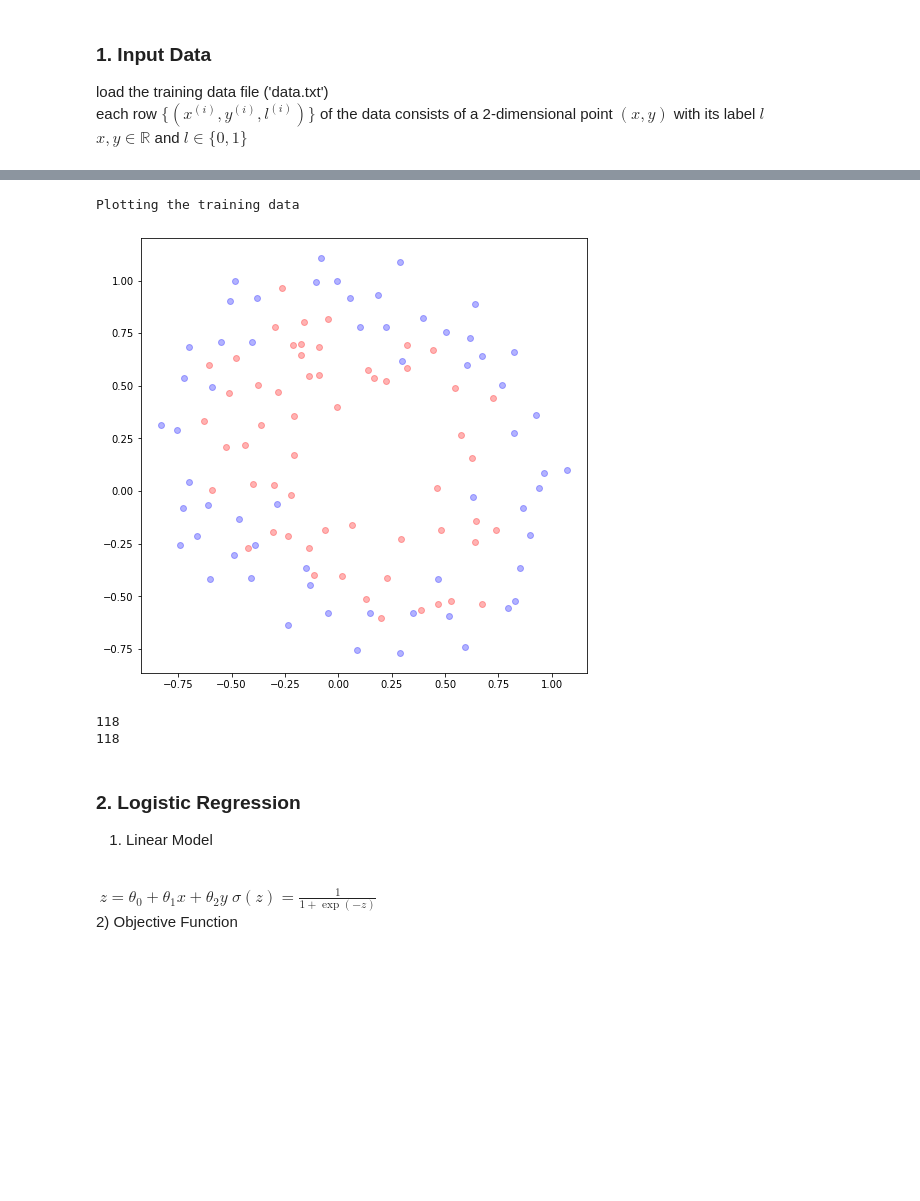
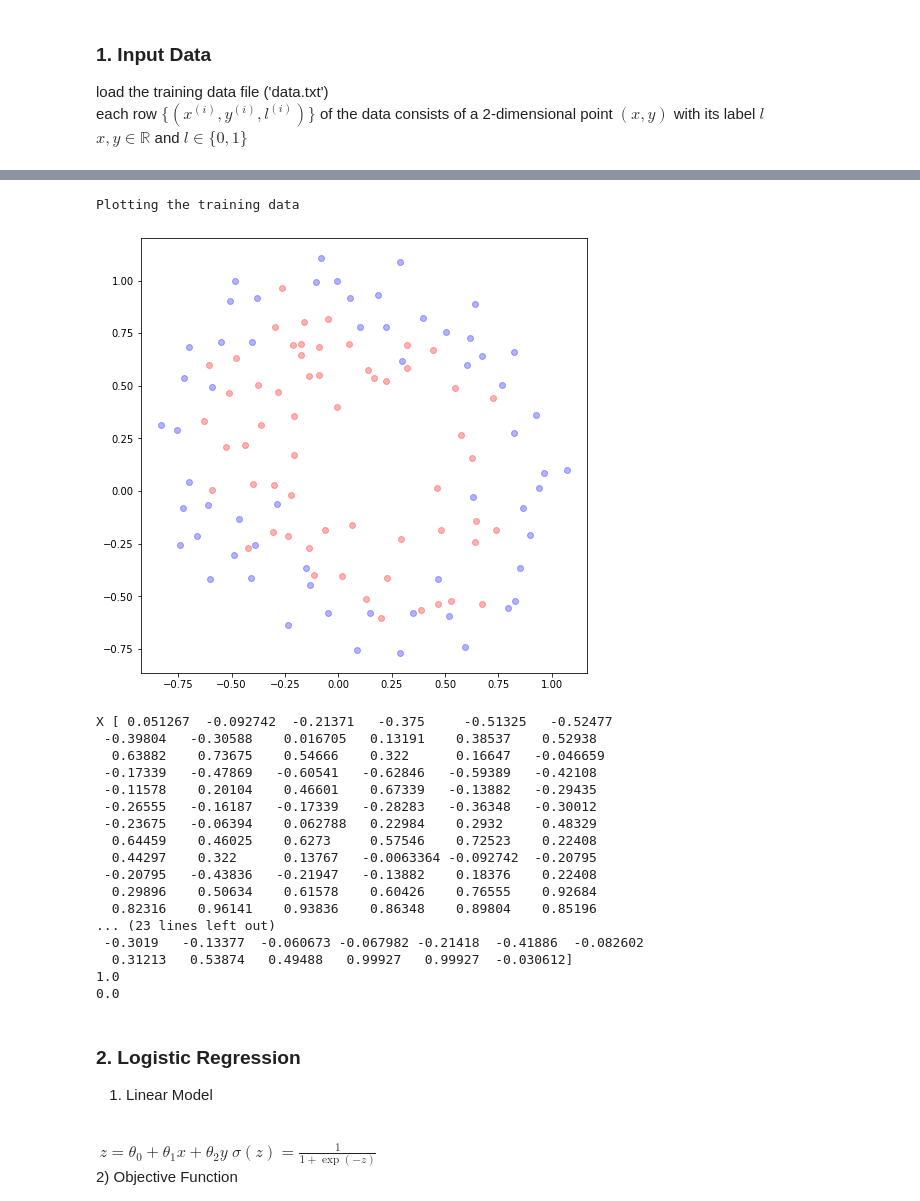
Before and after one commit to BupyeongHealer/class-MachineLearning, a Jupyter notebook: assignment06.ipynb, the cells around one changed output, grey strips where cells are left out. Cells and saved outputs as stored; diff of their text form; code cells hidden in the pictures; blank space fills up the shorter version.

```diff
--- a/assignment06.ipynb
+++ b/assignment06.ipynb
@@ -24,29 +24,46 @@ Saving data-nonlinear.txt to data-nonlinear.txt
 # %%
-data = np.genfromtxt("data-nonlinear.txt", delimiter=',')
+data = np.genfromtxt("test.txt", delimiter=',')
 x = data[:, 0]
 y = data[:, 1]
 label = data[:, 2]
 x_label0 = x[label == 0]
 x_label1 = x[label == 1]
 y_label0 = y[label == 0]
 y_label1 = y[label == 1]
 
 print("Plotting the training data")
 plt.figure(figsize=(8, 8))
 plt.scatter(x_label0, y_label0, alpha=0.3, c='b')
 plt.scatter(x_label1, y_label1, alpha=0.3, c='r')
 plt.show()
 
-print(len(x)) #100
-print(len(y))
+print("X",x) #100
+print("Y",y)
+print(label[57])
+print(label[58])
 #print(type(x))
 #print(y_label0)
 #print(type(x_label0))
 # %% [output]
 Plotting the training data
-[figure, old version]
+[figure, new version]
-118
-118
+X [ 0.051267  -0.092742  -0.21371   -0.375     -0.51325   -0.52477
+ -0.39804   -0.30588    0.016705   0.13191    0.38537    0.52938
+  0.63882    0.73675    0.54666    0.322      0.16647   -0.046659
+ -0.17339   -0.47869   -0.60541   -0.62846   -0.59389   -0.42108
+ -0.11578    0.20104    0.46601    0.67339   -0.13882   -0.29435
+ -0.26555   -0.16187   -0.17339   -0.28283   -0.36348   -0.30012
+ -0.23675   -0.06394    0.062788   0.22984    0.2932     0.48329
+  0.64459    0.46025    0.6273     0.57546    0.72523    0.22408
+  0.44297    0.322      0.13767   -0.0063364 -0.092742  -0.20795
+ -0.20795   -0.43836   -0.21947   -0.13882    0.18376    0.22408
+  0.29896    0.50634    0.61578    0.60426    0.76555    0.92684
+  0.82316    0.96141    0.93836    0.86348    0.89804    0.85196
+... (23 lines left out)
+ -0.3019   -0.13377  -0.060673 -0.067982 -0.21418  -0.41886  -0.082602
+  0.31213   0.53874   0.49488   0.99927   0.99927  -0.030612]
+1.0
+0.0
 # %% [markdown]
 ### **2. Logistic Regression**
 1) Linear Model
```
Also changed, not shown: parts of 6 cells of this notebook.
